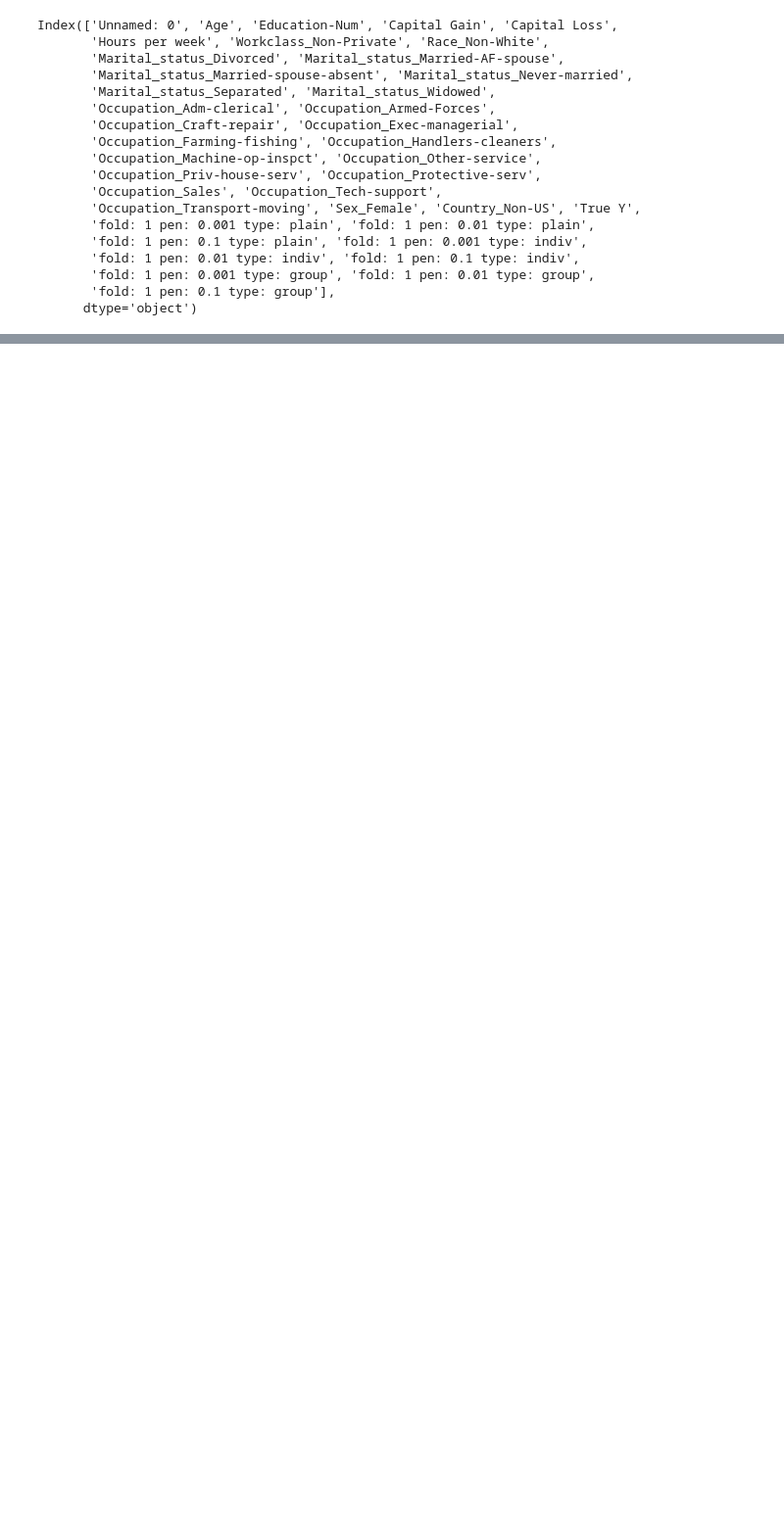
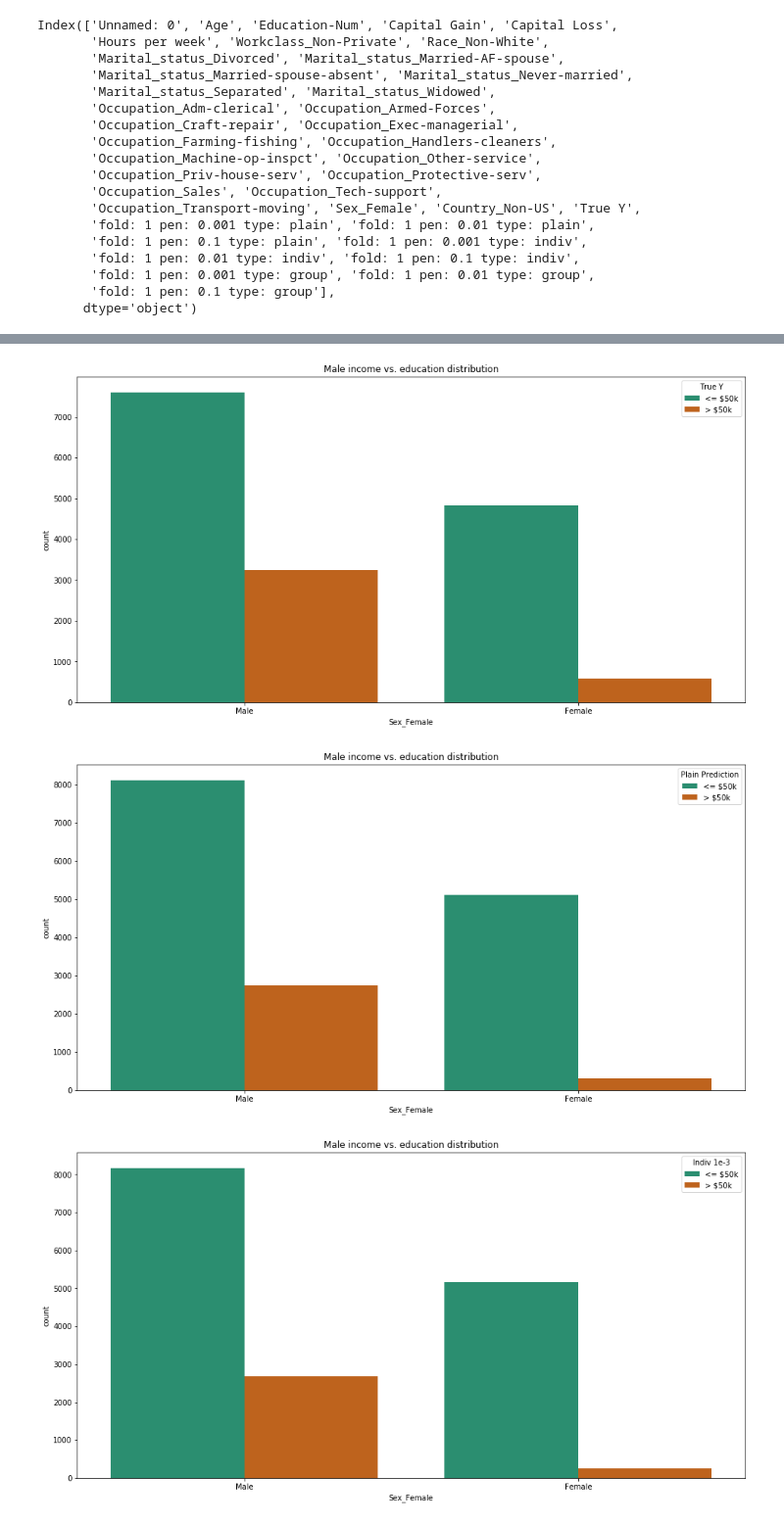
Before and after one commit to davevanveen/fairness_logistic_regression, a Jupyter notebook: notebooks/CV Analysis.ipynb, the cells around one changed output, grey strips where cells are left out. Shown: that part at 98% size. Drawn from its saved outputs; the diff is of its cells as text; code cells hidden in the pictures; blank space fills up the shorter version.

```diff
--- a/notebooks/CV Analysis.ipynb
+++ b/notebooks/CV Analysis.ipynb
@@ -133,0 +195,13 @@ Index(['Unnamed: 0', 'Age', 'Education-Num', 'Capital Gain', 'Capital Loss',
+# %%
+uniques = ['True Y', 'Plain Prediction', 'Indiv 1e-3', 'Indiv 1e-2', 'Indiv 1e-1', 'Group 1e-3', 'Group 1e-2', 'Group 1e-1']
+
+for unid in uniques:
+    fig = plt.figure(figsize=(16, 8))
+    # Sexes plot
+    fig.add_subplot(111)
+    sns.countplot(x = "Sex_Female", hue=unid, data=pred_df, palette="Dark2")
+    plt.title("Male income vs. education distribution")
+# %% [output]
+[figure, added]
+[figure, added]
+[figure, added]
```
Also changed, not shown: parts of 15 cells of this notebook, 4 other files.
